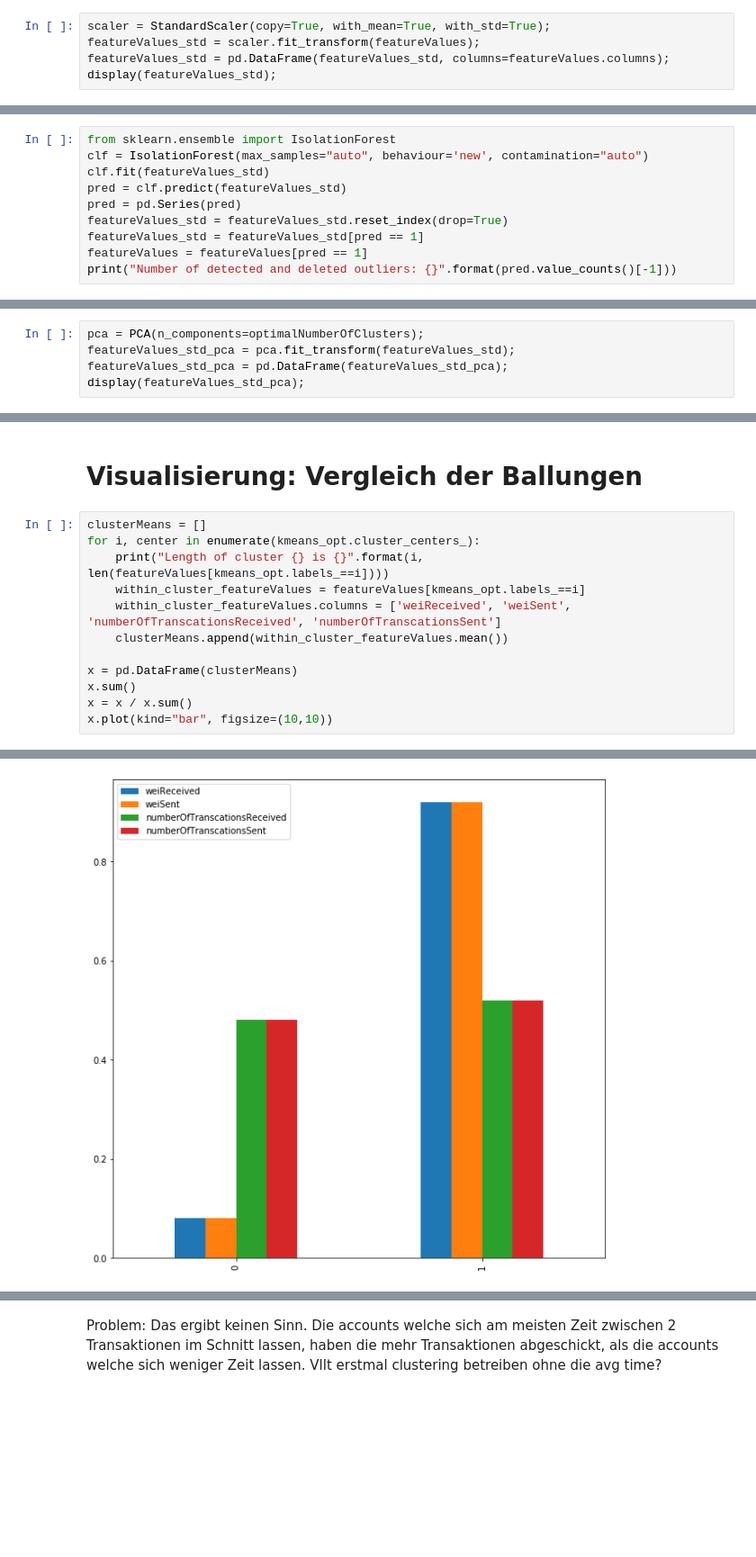
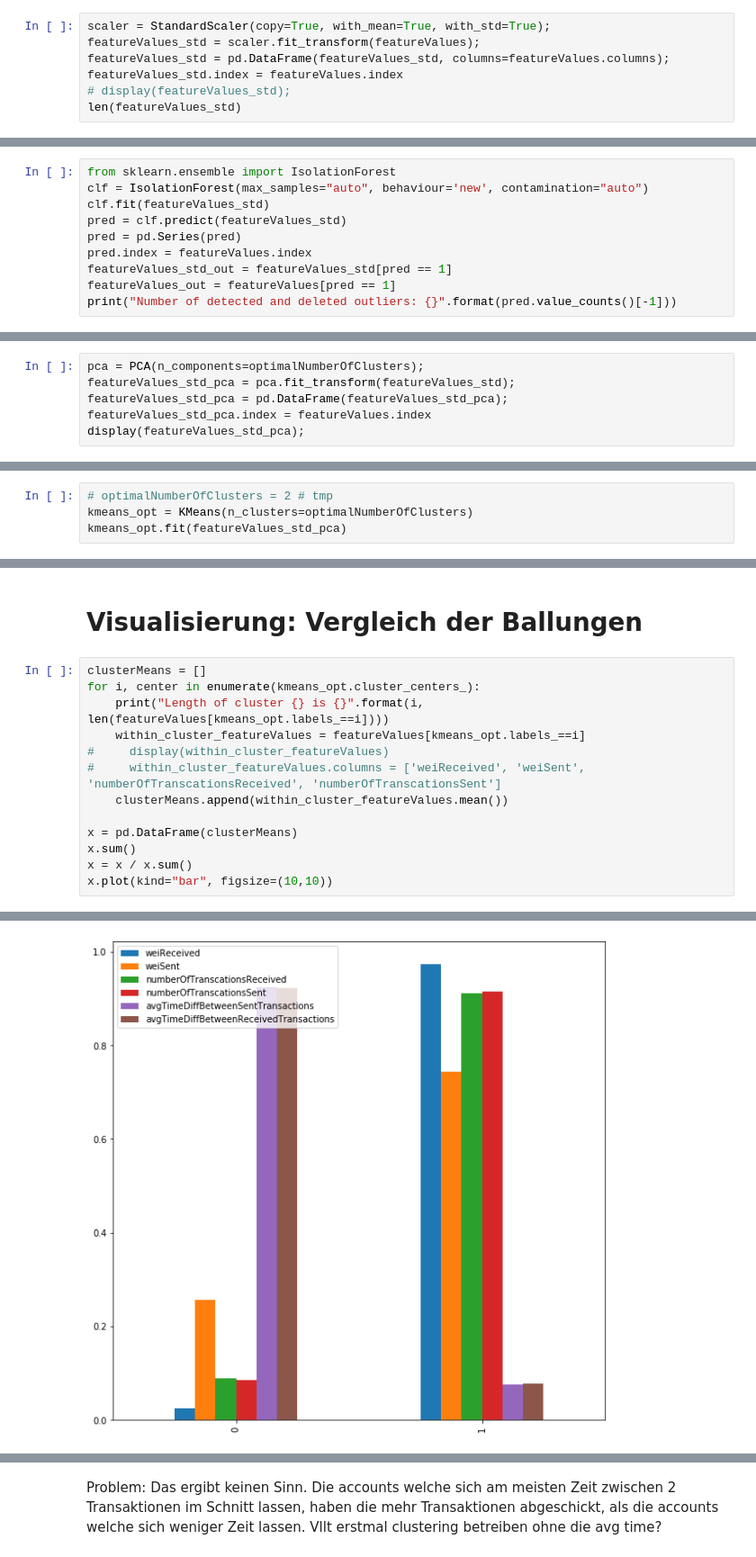
Before and after one commit to mgsgde/ethcluster, a Jupyter notebook: clusteranalysis.ipynb, the cells around one changed output, grey strips where cells are left out. Shown at 90% size. Cells and saved outputs as stored; diff of their text form; blank space fills up the shorter version.

Commit message:
started to use sample data in cluster analysis

```diff
--- a/clusteranalysis.ipynb
+++ b/clusteranalysis.ipynb
@@ -59,5 +83,7 @@ Size of the account feature dataset: 10.0 Megabytes.
 scaler = StandardScaler(copy=True, with_mean=True, with_std=True);
 featureValues_std = scaler.fit_transform(featureValues);
 featureValues_std = pd.DataFrame(featureValues_std, columns=featureValues.columns);
-display(featureValues_std);
+featureValues_std.index = featureValues.index
+# display(featureValues_std);
+len(featureValues_std)
 # %% [output]
@@ -82,8 +96,8 @@ clf = IsolationForest(max_samples="auto", behaviour='new', contamination="auto")
 clf.fit(featureValues_std)
 pred = clf.predict(featureValues_std)
 pred = pd.Series(pred)
-featureValues_std = featureValues_std.reset_index(drop=True)
-featureValues_std = featureValues_std[pred == 1]
-featureValues = featureValues[pred == 1]
+pred.index = featureValues.index
+featureValues_std_out = featureValues_std[pred == 1]
+featureValues_out = featureValues[pred == 1]
 print("Number of detected and deleted outliers: {}".format(pred.value_counts()[-1]))
 # %% [output]
@@ -120,5 +158,6 @@ plt.close()
 pca = PCA(n_components=optimalNumberOfClusters);
 featureValues_std_pca = pca.fit_transform(featureValues_std);
 featureValues_std_pca = pd.DataFrame(featureValues_std_pca);
+featureValues_std_pca.index = featureValues.index
 display(featureValues_std_pca);
 # %% [output]
@@ -305,0 +344,4 @@ KMeans(algorithm='auto', copy_x=True, init='k-means++', max_iter=300,
+# %%
+# optimalNumberOfClusters = 2 # tmp
+kmeans_opt = KMeans(n_clusters=optimalNumberOfClusters)
+kmeans_opt.fit(featureValues_std_pca)
@@ -332,7 +385,8 @@ clusterMeans = []
 for i, center in enumerate(kmeans_opt.cluster_centers_):
     print("Length of cluster {} is {}".format(i, len(featureValues[kmeans_opt.labels_==i])))
     within_cluster_featureValues = featureValues[kmeans_opt.labels_==i]
-    within_cluster_featureValues.columns = ['weiReceived', 'weiSent', 'numberOfTranscationsReceived', 'numberOfTranscationsSent']
+#     display(within_cluster_featureValues)
+#     within_cluster_featureValues.columns = ['weiReceived', 'weiSent', 'numberOfTranscationsReceived', 'numberOfTranscationsSent']
     clusterMeans.append(within_cluster_featureValues.mean())
 
 x = pd.DataFrame(clusterMeans)
@@ -345,2 +399,2 @@ Length of cluster 1 is 12378
 <matplotlib.axes._subplots.AxesSubplot at 0x...>
-[figure, old version]
+[figure, new version]
```
Also changed, not shown: parts of 19 cells of this notebook.
